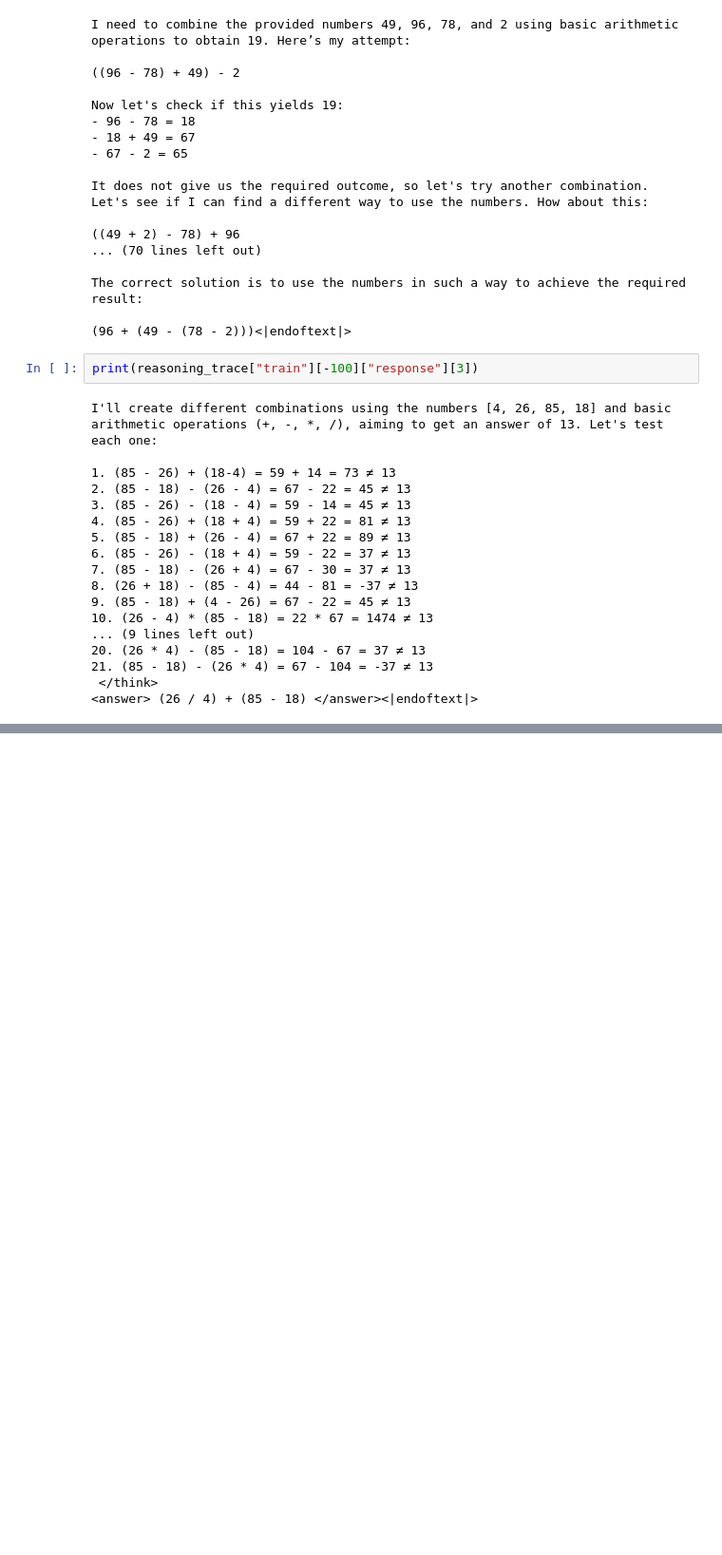
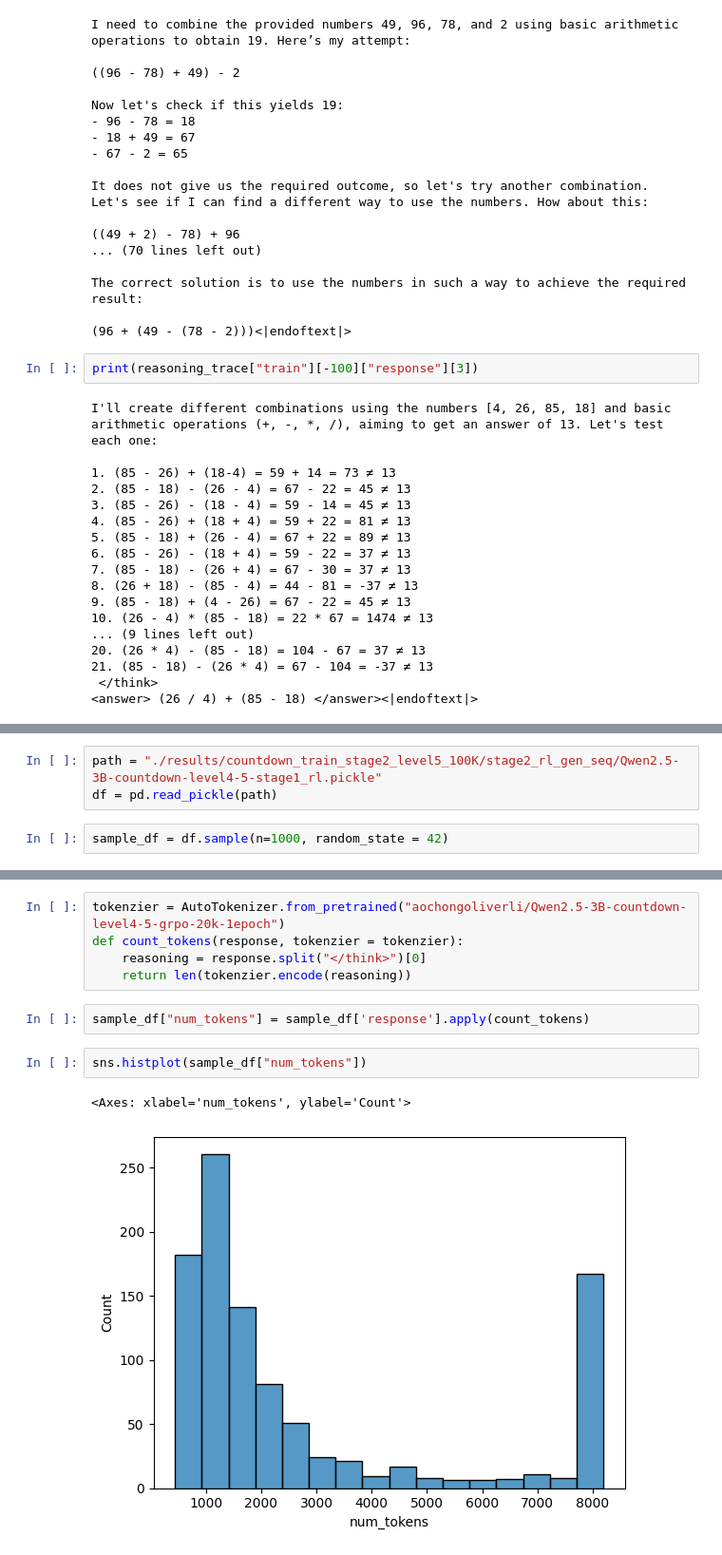
Before and after one commit to Aochong-Li/perturb-r, a Jupyter notebook: notebook/countdown.ipynb, the cells around one changed output, grey strips where cells are left out. Shown: that part at 95% size. Cells and saved outputs as stored; diff of their text form; blank space fills up the shorter version.

Commit message:
generate random thoughts

```diff
--- a/notebook/countdown.ipynb
+++ b/notebook/countdown.ipynb
@@ -47,0 +70,5 @@ I'll create different combinations using the numbers [4, 26, 85, 18] and basic a
+# %%
+path = "./results/countdown_train_stage2_level5_100K/stage2_rl_gen_seq/Qwen2.5-3B-countdown-level4-5-stage1_rl.pickle"
+df = pd.read_pickle(path)
+# %%
+sample_df = df.sample(n=1000, random_state = 42)
@@ -47,0 +91,12 @@ I'll create different combinations using the numbers [4, 26, 85, 18] and basic a
+# %%
+tokenzier = AutoTokenizer.from_pretrained("aochongoliverli/Qwen2.5-3B-countdown-level4-5-grpo-20k-1epoch")
+def count_tokens(response, tokenzier = tokenzier):
+    reasoning = response.split("</think>")[0]
+    return len(tokenzier.encode(reasoning))
+# %%
+sample_df["num_tokens"] = sample_df['response'].apply(count_tokens)
+# %%
+sns.histplot(sample_df["num_tokens"])
+# %% [output]
+<Axes: xlabel='num_tokens', ylabel='Count'>
+[figure, added]
```
Also changed, not shown: parts of 28 cells of this notebook, 4 other files.
